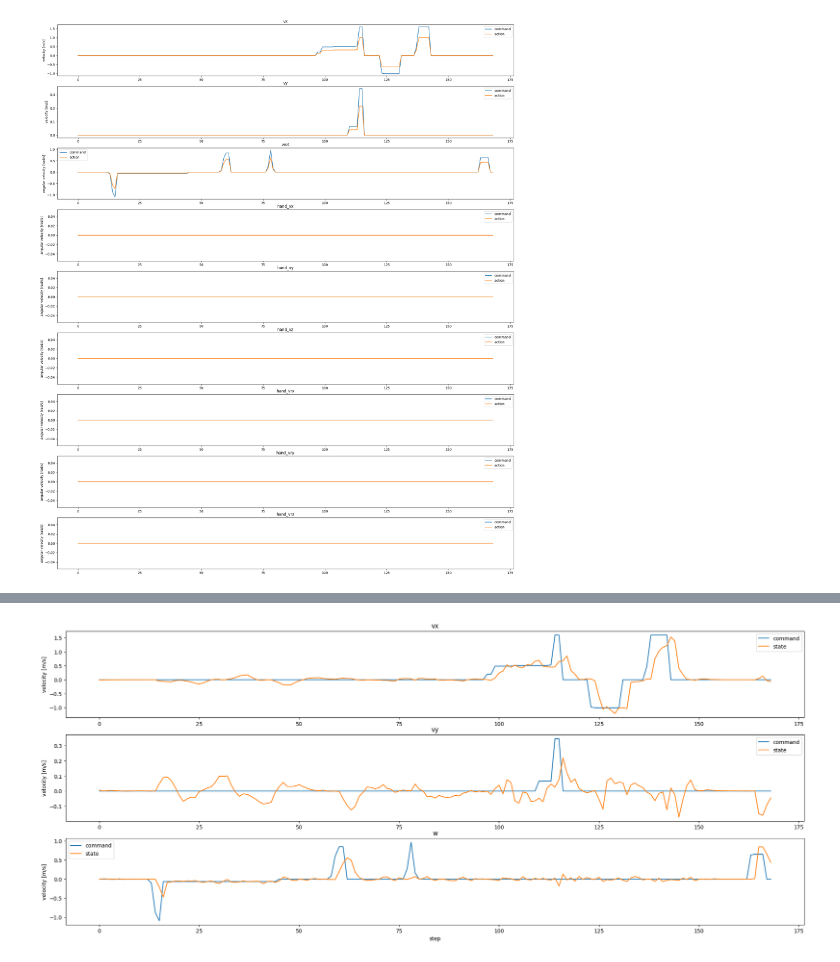
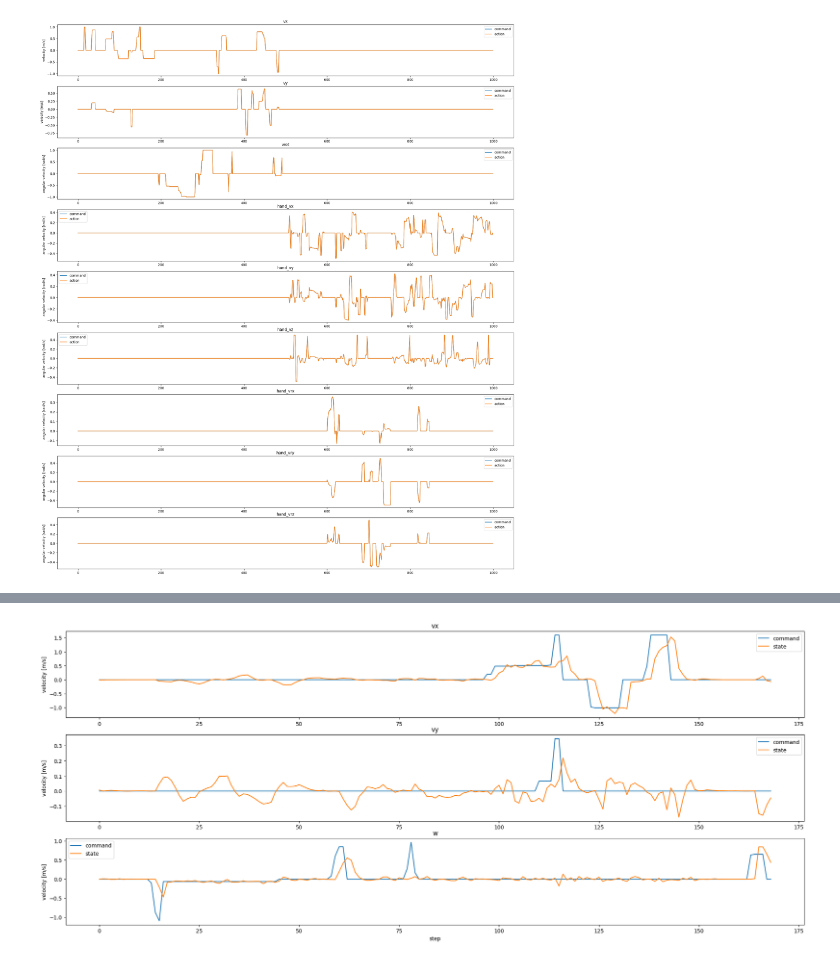
Before and after one commit to benjirer/active-learning-dynamics, a Jupyter notebook: data_analysis/transitions_analysis.ipynb, the cells around one changed output, grey strips where cells are left out. Saved outputs shown, nothing was run; the diff lists cells and outputs as text; code cells hidden in the pictures.

Commit message:
updates to data collection

```diff
--- a/data_analysis/transitions_analysis.ipynb
+++ b/data_analysis/transitions_analysis.ipynb
@@ -2,7 +2,7 @@
 import pickle
 import matplotlib.pyplot as plt
 import numpy as np
-from alrd.run_spot import SessionBuffer, DataBuffer, TransitionData, StateData
+from alrd.run_spot import SessionBuffer, DataBuffer, TransitionData, StateData, TimeData
 from alrd.spot_gym.model.robot_state import SpotState
 
 """
@@ -10,7 +10,7 @@ Analyse transitions.
 
 """
 
-file_path = "/home/bhoffman/Documents/MT FS24/active-learning-dynamics/collected_data/test20240725-170625/session_buffer.pickle"
+file_path = "/home/bhoffman/Documents/MT FS24/active-learning-dynamics/collected_data/test20240730-174534/session_buffer.pickle"
 with open(file_path, 'rb') as file:
     data = pickle.load(file)
 
@@ -19,30 +25,35 @@ states = data.data_buffers[0].states
 # %%
 # plot actions from transitions
 
 labels = ["vx", "vy", "vrot", "hand_vx", "hand_vy", "hand_vz", "hand_vrx", "hand_vry", "hand_vrz"]
 
 fig, axs = plt.subplots(9, 1, figsize=(25, 30))
-actions = [t.action for t in transitions]
+actions = [t.action for t in transitions if t.action is not None]
 actions = np.array(actions)
-commands = [t.cmd for t in transitions]
+commands = [t.cmd for t in transitions if t.cmd is not None]
+delta_ts = [-s.delta_t for s in states]
+delta_ts = np.array(delta_ts)
+# remove all delta_t over 2
+delta_ts = delta_ts[delta_ts < 2]
+
 axs[0].plot([c.vx for c in commands], label="command")
 axs[1].plot([c.vy for c in commands], label="command")
 axs[2].plot([c.w for c in commands], label="command")
 axs[3].plot([c.hand_vx for c in commands], label="command")
 axs[4].plot([c.hand_vy for c in commands], label="command")
 axs[5].plot([c.hand_vz for c in commands], label="command")
 axs[6].plot([c.hand_vrx for c in commands], label="command")
 axs[7].plot([c.hand_vry for c in commands], label="command")
 axs[8].plot([c.hand_vrz for c in commands], label="command")
 
 for i in range(9):
     if i < 2:
         axs[i].plot(actions[:, i], label="action")
         axs[i].set_ylabel("velocity [m/s]")
     else:
         axs[i].plot(actions[:, i], label="action")
         axs[i].set_ylabel("angular velocity [rad/s]")
     axs[i].set_title(labels[i])
     axs[i].legend()
 # %% [output]
-[figure, old version]
+[figure, new version]
```
Also changed, not shown: parts of 5 cells of this notebook, 6 other files.
